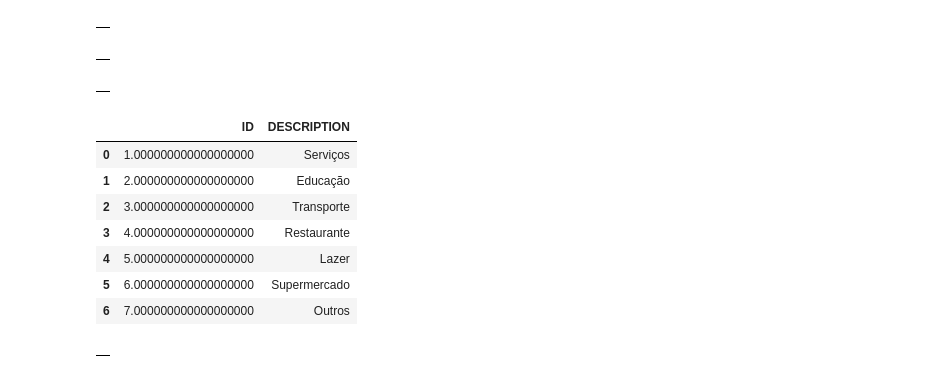
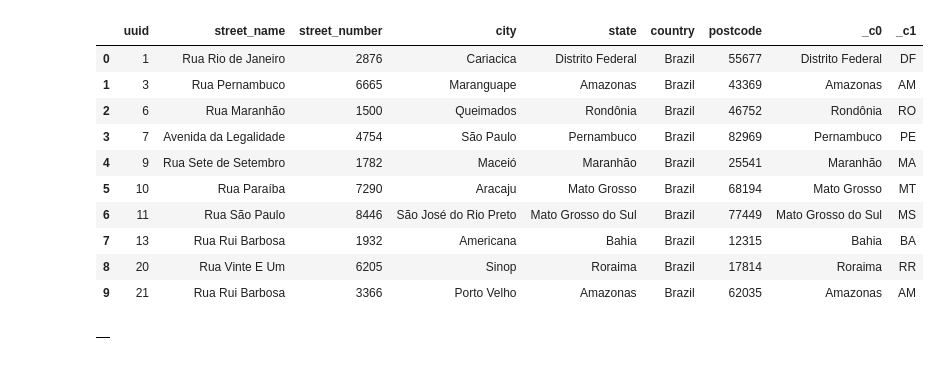
Before and after one commit to Didone/churn, a Jupyter notebook: dataprep_customer_churn.ipynb, the cells around one changed output. Saved outputs shown, nothing was run; the diff lists cells and outputs as text; code cells hidden in the pictures.

```diff
--- a/dataprep_customer_churn.ipynb
+++ b/dataprep_customer_churn.ipynb
@@ -0,0 +10,5 @@
+# %%
+import pandas as pd
+pd.options.display.max_rows = 999
+pd.options.display.max_columns = 999
+spark.read.format('csv').options(header='true', inferSchema='true').load('data/churn.txt').show()
@@ -24,3 +187,21 @@ SELECT t.USER_ID
+# %%
+%%sql
+SELECT *
+ FROM fin_br.fin.ADDRESS a
+  JOIN csv.`workspace://churn/data/estados.csv.gz` e ON upper(e._c0) = upper(a.state)
+LIMIT 10
+# %% [output]
+|  | uuid | street_name | street_number | city | state | country | postcode | _c0 | _c1 |
+| 0 | 1 | Rua Rio de Janeiro | 2876 | Cariacica | Distrito Federal | Brazil | 55677 | Distrito Federal | DF |
+| 1 | 3 | Rua Pernambuco | 6665 | Maranguape | Amazonas | Brazil | 43369 | Amazonas | AM |
+| 2 | 6 | Rua Maranhão | 1500 | Queimados | Rondônia | Brazil | 46752 | Rondônia | RO |
+| 3 | 7 | Avenida da Legalidade | 4754 | São Paulo | Pernambuco | Brazil | 82969 | Pernambuco | PE |
+| 4 | 9 | Rua Sete de Setembro | 1782 | Maceió | Maranhão | Brazil | 25541 | Maranhão | MA |
+| 5 | 10 | Rua Paraíba | 7290 | Aracaju | Mato Grosso | Brazil | 68194 | Mato Grosso | MT |
+| 6 | 11 | Rua São Paulo | 8446 | São José do Rio Preto | Mato Grosso do Sul | Brazil | 77449 | Mato Grosso do Sul | MS |
+| 7 | 13 | Rua Rui Barbosa | 1932 | Americana | Bahia | Brazil | 12315 | Bahia | BA |
+| 8 | 20 | Rua Vinte E Um | 6205 | Sinop | Roraima | Brazil | 17814 | Roraima | RR |
+| 9 | 21 | Rua Rui Barbosa | 3366 | Porto Velho | Amazonas | Brazil | 62035 | Amazonas | AM |
 # %%
 %%sql
 CREATE TABLE CHURN AS
@@ -59,44 +242,2 @@ SELECT a.postcode `CEP`
 # %% [output]
 |  |
-# %%
-%%sql
-CREATE OR REPLACE VIEW CREDITO AS
-SELECT t.USER_ID
-     , SUM(t.VALUE) `TOTAL`
-  FROM ORACLE1.OT.TRANSACTIONS t
- WHERE t.TRANSACTION_TYPE = 'CREDITO'
- GROUP BY t.USER_ID
-# %% [output]
-|  |
-# %%
-%%sql
-CREATE OR REPLACE VIEW DEBITO AS
-SELECT t.USER_ID
-     , SUM(t.VALUE) `TOTAL`
-  FROM ORACLE1.OT.TRANSACTIONS t
- WHERE t.TRANSACTION_TYPE = 'DEBITO'
- GROUP BY t.USER_ID
-# %% [output]
-|  |
-# %%
-%%sql
-select * from ORACLE1.OT.TRANSACTION_TYPES order by 1
-# %% [output]
-|  | ID | DESCRIPTION |
-| 0 | 1.000000000000000000 | Serviços |
-| 1 | 2.000000000000000000 | Educação |
-| 2 | 3.000000000000000000 | Transporte |
-| 3 | 4.000000000000000000 | Restaurante |
-| 4 | 5.000000000000000000 | Lazer |
-| 5 | 6.000000000000000000 | Supermercado |
-| 6 | 7.000000000000000000 | Outros |
-# %%
-%%sql
-CREATE OR REPLACE VIEW T_SERVICOS AS
-SELECT t.USER_ID
-     , SUM(t.VALUE) `TOTAL`
-  FROM ORACLE1.OT.TRANSACTIONS t
- WHERE t.CATEGORY_ID = 1
- GROUP BY t.USER_ID
-# %% [output]
-|  |
```
Also changed, not shown: parts of 19 cells of this notebook, 5 other files.
